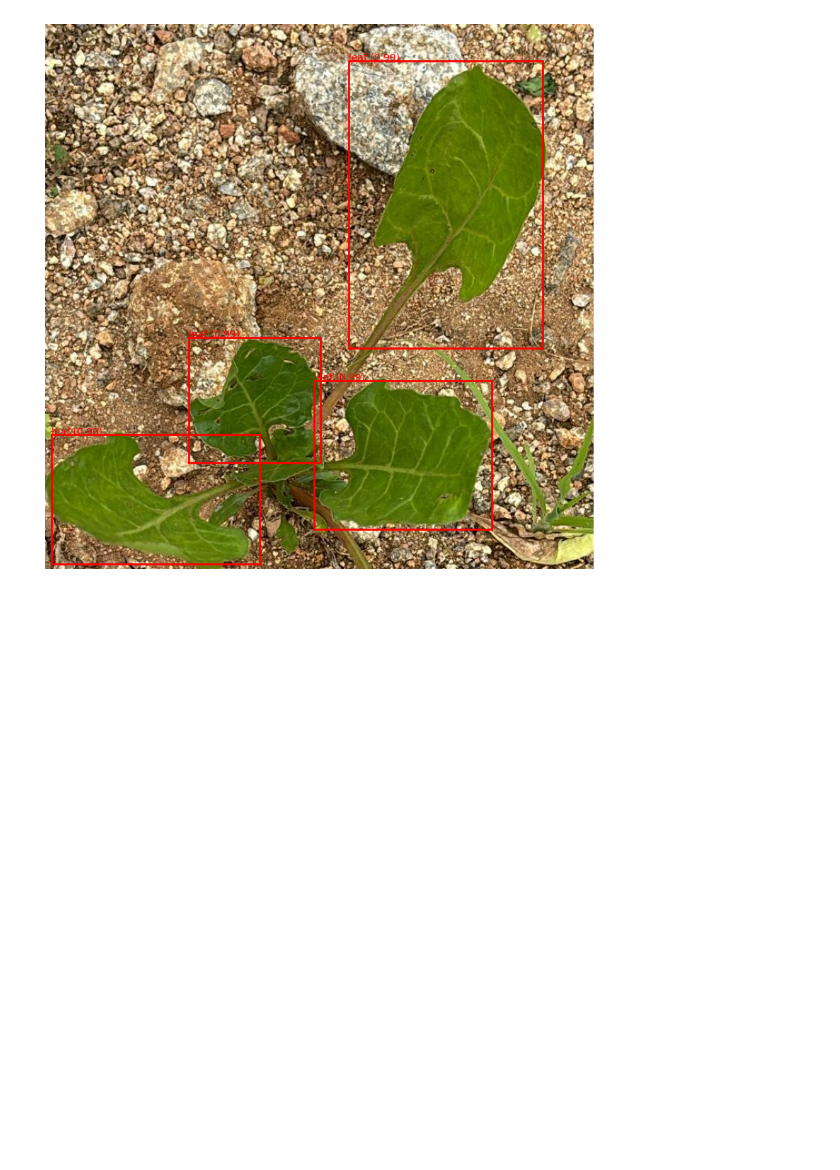
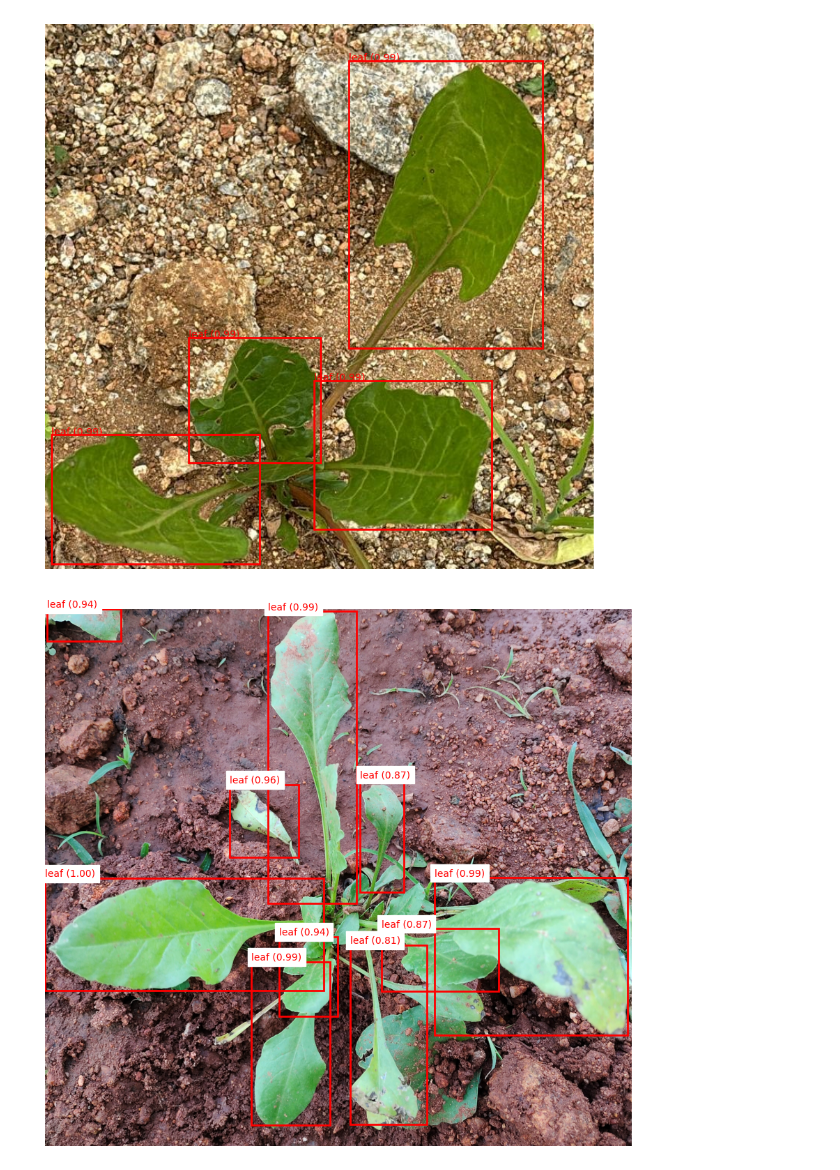
Before and after one commit to Durga200331/Faster_rcnn_leafdetection, a Jupyter notebook: leafdetectionML.ipynb, the cells around one changed output. Cells and saved outputs as stored; diff of their text form; code cells hidden in the pictures; blank space fills up the shorter version.

```diff
--- a/leafdetectionML.ipynb
+++ b/leafdetectionML.ipynb
@@ -231,3 +231,103 @@ def draw_boxes(image, prediction, fig_size=(10, 10)):
 draw_boxes(Image.open(image_path), prediction, fig_size=(12, 10))  # Example of increased size
 # %% [output]
 [figure]
+# %%
+import torch
+import torchvision
+from torch.utils.data import DataLoader
+from torchvision.models.detection import FasterRCNN
+from torchvision.models.detection.faster_rcnn import FastRCNNPredictor
+from torchvision.datasets import CocoDetection
+from torchvision.transforms import functional as F
+import matplotlib.pyplot as plt
+from PIL import Image
+import numpy as np
+
+# Load Faster R-CNN with ResNet-50 backbone
+def get_model(num_classes):
+    model = torchvision.models.detection.fasterrcnn_resnet50_fpn(pretrained=True)
+    in_features = model.roi_heads.box_predictor.cls_score.in_features
+    model.roi_heads.box_predictor = FastRCNNPredictor(in_features, num_classes)
+    return model
+
+# Initialize the model
+num_classes = 2  # Background + spinach leaf
+
+# Move model to GPU if available
+device = torch.device('cuda') if torch.cuda.is_available() else torch.device('cpu')
+
+# Load the trained model
+model = get_model(num_classes)
+model.load_state_dict(torch.load("/content/fasterrcnn_resnet50_epoch_9.pth"))
+model.to(device)
+model.eval()  # Set the model to evaluation mode
+
+
+def prepare_image(image_path):
+    image = Image.open(image_path).convert("RGB")
+    image_tensor = F.to_tensor(image).unsqueeze(0)
+    return image_tensor.to(device)
+
+# Load the unseen image
+image_path = "/content/Spinach_115.jpg"
+image_tensor = prepare_image(image_path)
+
+with torch.no_grad():
+    prediction = model(image_tensor)
+
+COCO_CLASSES = {0: "Background", 1: "leaf"}
+
+def get_class_name(class_id):
+    return COCO_CLASSES.get(class_id, "Unknown")
+
+# Pricing constants
+LEAVES_PER_BUNCH = 30  # Number of leaves in one bunch
+COST_PER_BUNCH = 15  # Cost of one bunch in rupees
+
+# Calculate total earnings based on detected leaves
+def calculate_earnings(prediction):
+    labels = prediction[0]['labels'].cpu().numpy()
+    scores = prediction[0]['scores'].cpu().numpy()
+
+    # Filter detections with high confidence and label as 'leaf'
+    detected_leaves = sum(1 for label, score in zip(labels, scores) if label == 1 and score > 0.5)
+
+    # Calculate total earnings
+    total_bunches = detected_leaves / LEAVES_PER_BUNCH
+    total_earnings = total_bunches * COST_PER_BUNCH
+
+    return detected_leaves, total_earnings
+
+# Draw bounding boxes and display total earnings
+def draw_boxes(image, prediction, fig_size=(10, 10)):
+    boxes = prediction[0]['boxes'].cpu().numpy()
+    labels = prediction[0]['labels'].cpu().numpy()
+    scores = prediction[0]['scores'].cpu().numpy()
+
+    threshold = 0.78
+
+    plt.figure(figsize=fig_size)
+    plt.imshow(image)
+
+    for box, label, score in zip(boxes, labels, scores):
+        if score > threshold and label == 1:
+            x_min, y_min, x_max, y_max = box
+            class_name = get_class_name(label)
+
+            plt.gca().add_patch(plt.Rectangle((x_min, y_min), x_max - x_min, y_max - y_min,
+                                              linewidth=2, edgecolor='r', facecolor='none'))
+            plt.text(x_min, y_min - 10, f"{class_name} ({score:.2f})",
+                     color='r', fontsize=10, backgroundcolor='white')
+
+    plt.axis('off')
+    plt.show()
+
+    # Calculate and display total earnings
+    detected_leaves, total_earnings = calculate_earnings(prediction)
+    print(f"Total detected leaves: {detected_leaves}")
+    print(f"Estimated earnings: ₹{total_earnings:.2f}")
+
+# Display the image with bounding boxes and estimated earnings
+draw_boxes(Image.open(image_path), prediction, fig_size=(12, 10))
+# %% [output]
+[figure, added]
```
Also changed, not shown: parts of 1 cell of this notebook.
